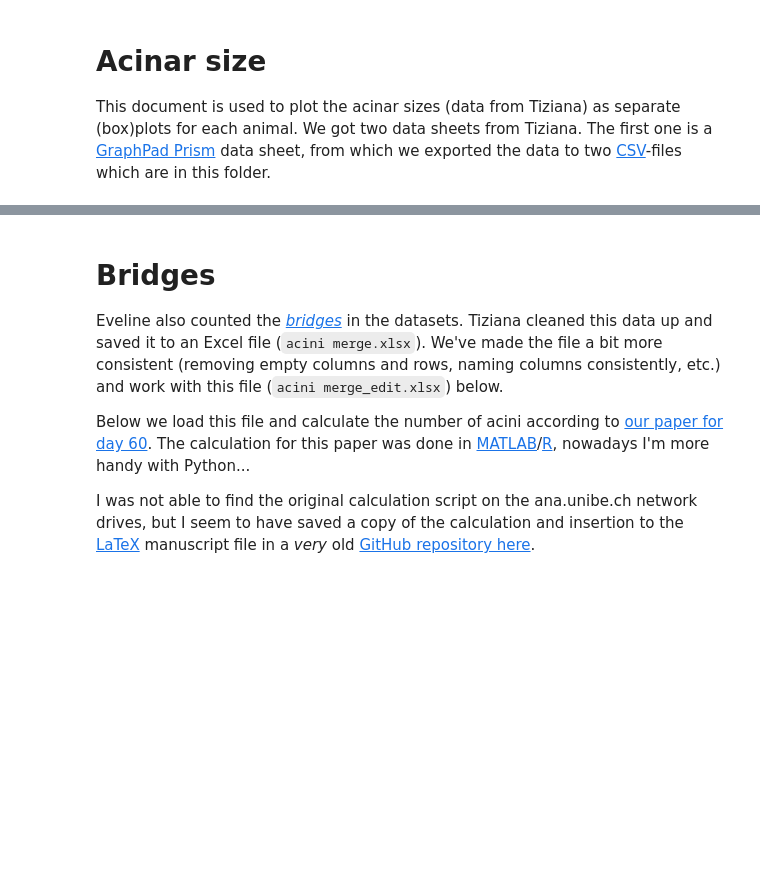
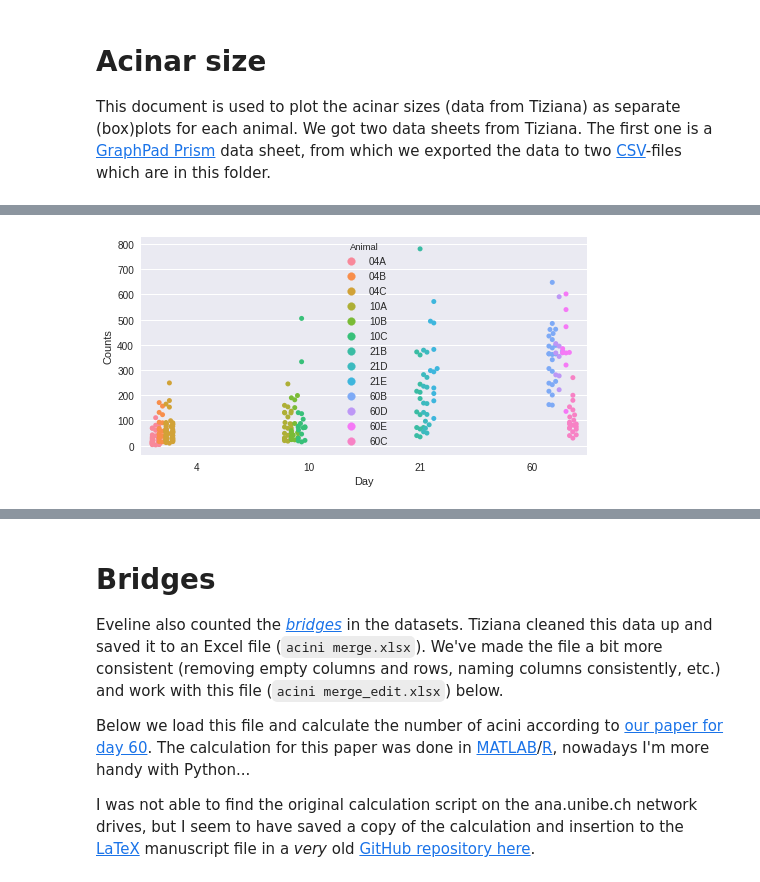
Before and after one commit to habi/acinar-analysis, a Jupyter notebook: Acinar size plot.ipynb, the cells around one changed output, grey strips where cells are left out. Drawn from its saved outputs; the diff is of its cells as text; code cells hidden in the pictures; blank space fills up the shorter version.

```diff
--- a/Acinar size plot.ipynb
+++ b/Acinar size plot.ipynb
@@ -17 +102,6 @@ plt.rcParams['figure.figsize'] = (16, 9)  # Size up figures a bit
+# %%
+sns.swarmplot(data=df, x='Day', y='Counts', hue='Animal', split=True)
+plt.show()
+# %% [output]
+[figure, added]
 # %%
```
Also changed, not shown: parts of 26 cells of this notebook.
